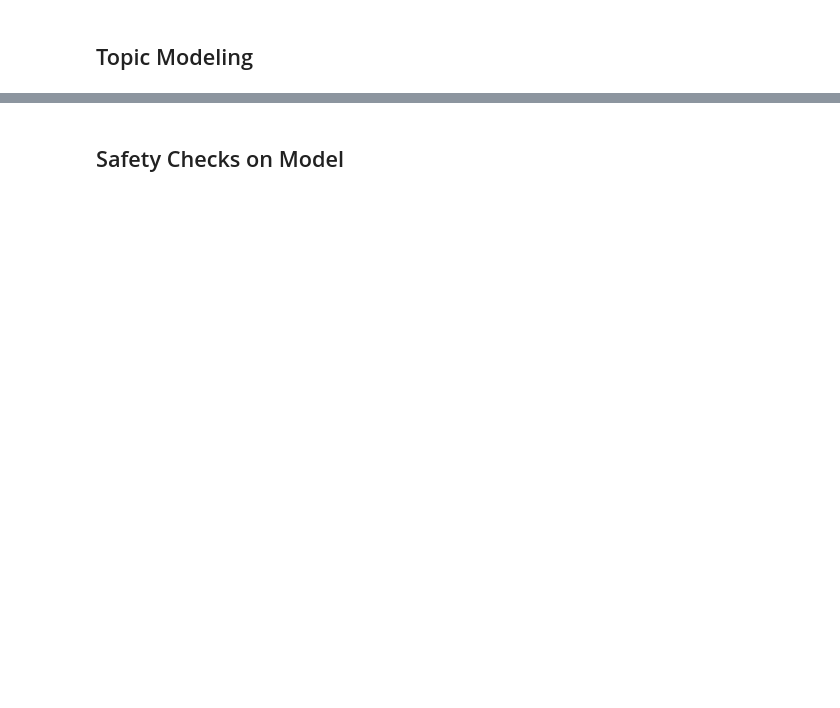
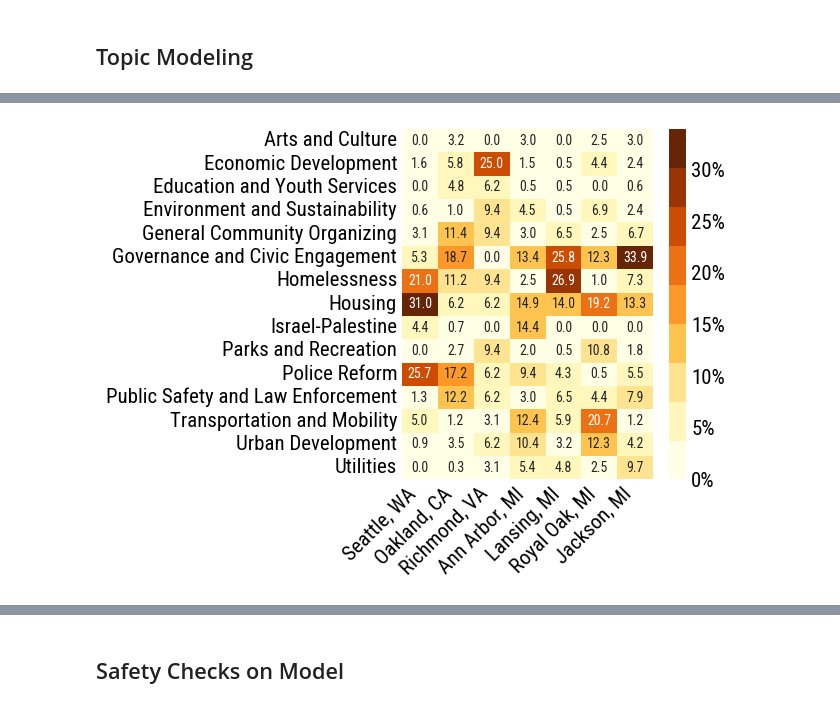
Before and after one commit to evamaxfield/cdp-public-comment-seg-prep, a Jupyter notebook: notebooks/eda.ipynb, the cells around one changed output, grey strips where cells are left out. Cells and saved outputs as stored; diff of their text form; code cells hidden in the pictures; blank space fills up the shorter version.

```diff
--- a/notebooks/eda.ipynb
+++ b/notebooks/eda.ipynb
@@ -531,0 +575,58 @@ _ = plt.xticks(rotation=45, ha="right")
+# %%
+# Create topic name and city count dataframe
+topic_city_counts = (
+    plotting_comments.groupby(["city_name", "topic"])
+    .size()
+    .reset_index(name="comment_count")
+)
+
+# Convert to percentage and store in new frame
+topic_city_counts["comment_pct"] = topic_city_counts.groupby("city_name")[
+    "comment_count"
+].transform(lambda x: (x / x.sum()) * 100)
+
+# For each city and each topic, if it doesn't exist, add a 0 count
+for city in CITY_ORDER:
+    for topic in TOPIC_SEEDS.keys():
+        if not topic_city_counts[
+            (topic_city_counts["city_name"] == city) & (topic_city_counts["topic"] == topic)
+        ].empty:
+            continue
+
+        topic_city_counts = pd.concat([
+            topic_city_counts,
+            pd.DataFrame(
+                {
+                    "city_name": [city],
+                    "topic": [topic],
+                    "comment_count": [0],
+                    "comment_pct": [0],
+                }
+            ),
+        ])
+
+# Always order data by population
+topic_city_counts["city_name"] = pd.Categorical(
+    topic_city_counts["city_name"], categories=CITY_ORDER, ordered=True
+)
+
+# Heatmap of topic percentage per month per city
+ax = sns.heatmap(
+    data=topic_city_counts.pivot(
+        index="topic", columns="city_name", values="comment_pct"
+    ),
+    annot=True,
+    fmt=".1f",
+    cmap=heatmap_palette,
+    cbar_kws={"format": mtick.PercentFormatter(decimals=0)},
+)
+
+# Remove x and y axis labels
+ax.set_xlabel("")
+ax.set_ylabel("")
+
+_ = plt.xticks(rotation=45, ha="right")
+
+plt.tight_layout()
+# %% [output]
+[figure, added]
```
Also changed, not shown: parts of 37 cells of this notebook.
